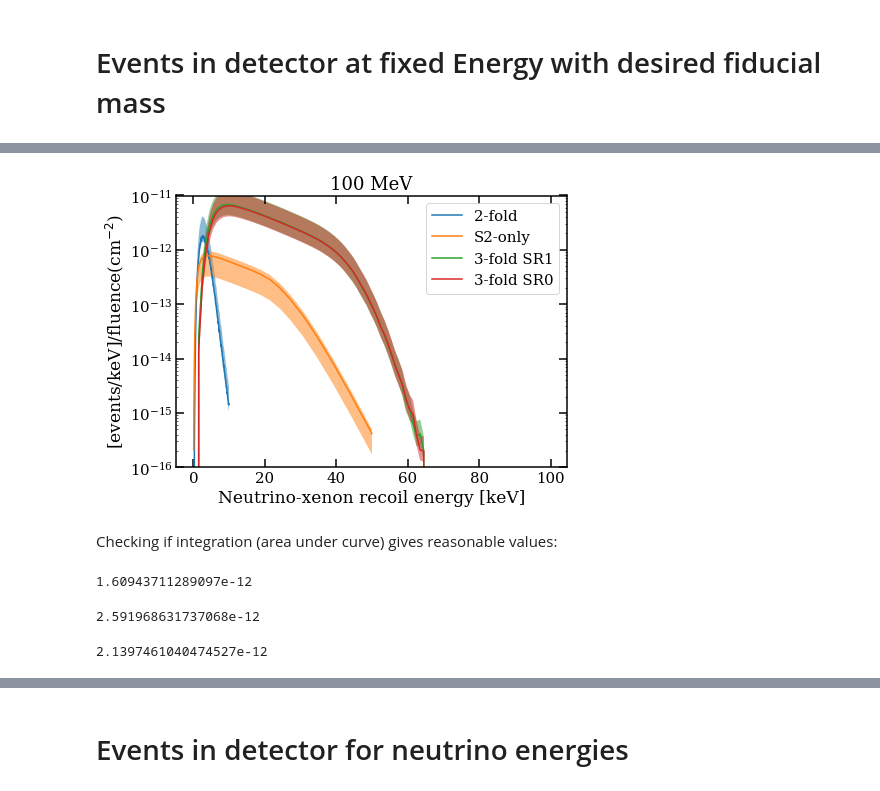
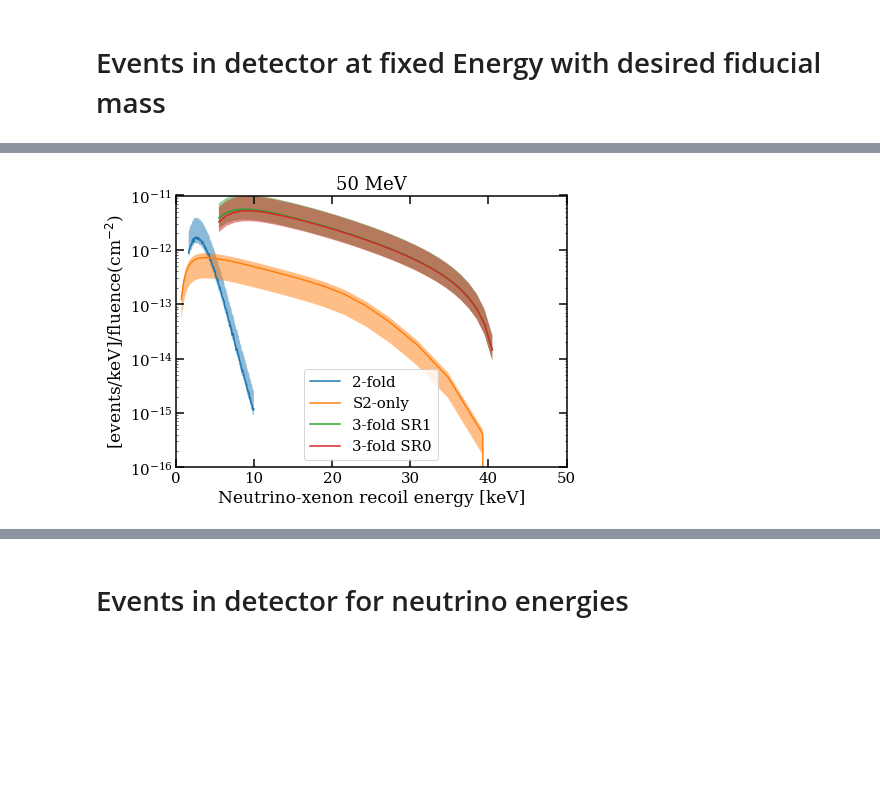
Before and after one commit to XENON1T/Gravitational-Waves, a Jupyter notebook: CEvNS+Neutrino+limit.ipynb, the cells around one changed output, grey strips where cells are left out. Cells and saved outputs as stored; diff of their text form; code cells hidden in the pictures; blank space fills up the shorter version.

```diff
--- a/CEvNS+Neutrino+limit.ipynb
+++ b/CEvNS+Neutrino+limit.ipynb
@@ -456,10 +459,12 @@ This efficiency includes reduction in fiducial target mass from 2.004 tonne.
 # %%
-acc_data = pd.read_csv('s2only_efficiency.csv')
+acc_data = pd.read_csv('s2only_efficiency.csv').drop(columns='Unnamed: 0')
+acc_data = acc_data[acc_data['Energy']>=Threshold_S2only].reset_index(drop=True)
 accept = acc_data['Efficiency']*0.7 #because 30% of data is used for training
 energy_S2only = acc_data['Energy'] * keV
 accept_S2only = interp1d(energy_S2only, accept, bounds_error=False, fill_value=0, kind='linear')
 # %%
 acc_data = pd.read_csv('NR_acceptance_NSI_UL_200811.csv').drop(columns='Unnamed: 0')
+acc_data = acc_data[acc_data['energy']>=Threshold_2fold].reset_index(drop=True)
 accept = acc_data['acceptance']
 energy_2fold = acc_data['energy'] * keV
 accept_2fold = interp1d(energy_2fold, accept, bounds_error=False, fill_value=0, kind='linear')
@@ -477,5 +482,8 @@ plt.show()
 # %% [markdown]
 Acceptance for 3-fold is available at https://github.com/XENON1T/SR1Results/tree/master/Calibration/TemplateFiles/180420/run_combined_source_combined/acceptances
+# %%
+_3fold_min = 4.9 # keV
+_3fold_max = 40.9 # keV
 # %%
 acceptanceFileNames = [
     'ERNRFitRunCombo_180420_acceptance_percentiles_wimp_sr0', # SR0 WIMPs
@@ -483,21 +491,27 @@ acceptanceFileNames = [
 ]
 percentiles = [pickle.load(open(af + '.pkl', 'rb')) for af in acceptanceFileNames]
 
-energyEdges = percentiles[0]['energy_edges']* keV
+energyEdges = percentiles[0]['energy_edges']
 energy_3fold = (energyEdges[1:] + energyEdges[:-1]) / 2.
 
-accept = percentiles[0]['energy']['totalcombacc'].T[1]
-accept_3fold_SR0 = interp1d(energy_3fold, accept, bounds_error=False, fill_value=0, kind='linear')
 
-accept = percentiles[1]['energy']['totalcombacc'].T[1]
-accept_3fold_SR1 = interp1d(energy_3fold, accept, bounds_error=False, fill_value=0, kind='linear')
+acc_data = pd.DataFrame(list(zip(energy_3fold, percentiles[0]['energy']['totalcombacc'].T[1], percentiles[1]['energy']['totalcombacc'].T[1]
+)),
+               columns =['energy', 'acceptance_SR0', 'acceptance_SR1'])
 
+acc_data = acc_data[acc_data['energy']>=_3fold_min]
+acc_data = acc_data[acc_data['energy']<=_3fold_max].reset_index(drop=True)
+
+energy_3fold = acc_data['energy']*keV
+accept_3fold_SR0 = interp1d(energy_3fold, acc_data["acceptance_SR0"], bounds_error=False, fill_value=0, kind='linear')
+accept_3fold_SR1 = interp1d(energy_3fold, acc_data["acceptance_SR1"], bounds_error=False, fill_value=0, kind='linear')
 plt.plot(energy_3fold / keV, accept_3fold_SR0(energy_3fold), label="SR0")
 plt.plot(energy_3fold / keV, accept_3fold_SR1(energy_3fold), label="SR1")
 
 plt.xlabel('NR recoil energy [keV]')
 plt.ylabel('Acceptance')
 plt.title("3-fold acceptance")
+plt.ylim(0,1)
 plt.legend()
 plt.show()
 # %% [output]
@@ -635,74 +627,41 @@ plt.show()
 fig, ax = plt.subplots(1, 1, figsize=(7,5))
 
 er = energy_2fold
-tot_rate = np.array([sum([xe.dRatedErecoil(x, 100*MeV) for xe in NaturalXe]) * accept_2fold(x) for x in er])
+tot_rate = np.array([sum([xe.dRatedErecoil(x, 50*MeV) for xe in NaturalXe]) * accept_2fold(x) for x in er])
 tot_rate_low = tot_rate*modification_low
 tot_rate_up = tot_rate*modification_up
 ax.semilogy(er / keV, tot_rate * 1.04 * ton/ keV**(-1), label="2-fold")
 plt.fill_between(er / keV, tot_rate_low * ton / (keV**(-1)), tot_rate_up * ton / (keV**(-1)), alpha = 0.5)
 
 er = energy_S2only
-tot_rate = np.array([sum([xe.dRatedErecoil(x, 100*MeV) for xe in NaturalXe]) * accept_S2only(x) for x in er])
+tot_rate = np.array([sum([xe.dRatedErecoil(x, 50*MeV) for xe in NaturalXe]) * accept_S2only(x) for x in er])
 tot_rate_low = tot_rate*modification_low
 tot_rate_up = tot_rate*modification_up
 ax.semilogy(er / keV, tot_rate * 2.004 * ton/ keV**(-1) , label="S2-only")
 plt.fill_between(er / keV, tot_rate_low * ton / (keV**(-1)), tot_rate_up * ton / (keV**(-1)), alpha = 0.5)
 
 er = energy_3fold
-tot_rate = np.array([sum([xe.dRatedErecoil(x, 100*MeV) for xe in NaturalXe]) * accept_3fold_SR1(x) for x in er])
+tot_rate = np.array([sum([xe.dRatedErecoil(x, 50*MeV) for xe in NaturalXe]) * accept_3fold_SR1(x) for x in er])
 tot_rate_low = tot_rate*modification_low
 tot_rate_up = tot_rate*modification_up
 ax.semilogy(er / keV, tot_rate * 1.3 * ton/ keV**(-1), label="3-fold SR1")
 plt.fill_between(er / keV, tot_rate_low * ton / (keV**(-1)), tot_rate_up * ton / (keV**(-1)), alpha = 0.5)
-tot_rate = np.array([sum([xe.dRatedErecoil(x, 100*MeV) for xe in NaturalXe]) * accept_3fold_SR0(x) for x in er])
+tot_rate = np.array([sum([xe.dRatedErecoil(x, 50*MeV) for xe in NaturalXe]) * accept_3fold_SR0(x) for x in er])
 tot_rate_low = tot_rate*modification_low
 tot_rate_up = tot_rate*modification_up
 ax.semilogy(er / keV, tot_rate * 1.3 * ton/ keV**(-1), label="3-fold SR0")
 plt.fill_between(er / keV, tot_rate_low * ton / (keV**(-1)), tot_rate_up * ton / (keV**(-1)), alpha = 0.5)
 
 
 ax.legend()
-ax.set_title(r"100 MeV")
+ax.set_title(r"50 MeV")
 ax.set_ylim([1e-16, 1e-11])
-#ax.set_xlim([0, 100])
+ax.set_xlim([0, 50])
 ax.set_xlabel("Neutrino-xenon recoil energy [keV]")
 ax.set_ylabel(r"[events/keV]/fluence(cm$^{-2}$)")
 ax.yaxis.set_ticks_position('both')
 ax.xaxis.set_ticks_position('both')
 
 plt.show()
 # %% [output]
-[figure, old version]
+[figure, new version]
-# %% [markdown]
-Checking if integration (area under curve) gives reasonable values:
-# %%
-total_rate = 0
-for i in range(0,np.shape(energy_S2only)[0]-1):
-    er = (energy_S2only[i]+energy_S2only[i+1])/2
-    delta_energy = energy_S2only[i+1] - energy_S2only[i]
-    rate = sum([xe.dRatedErecoil(er, 20*MeV) for xe in NaturalXe]) * accept_S2only(er)
-    total_rate = total_rate + rate * delta_energy * 2.004 * ton
-total_rate
-# %% [output]
-1.60943711289097e-12
-# %%
-total_rate = 0
-for i in range(0,np.shape(energy_2fold)[0]-1):
-    er = (energy_2fold[i]+energy_2fold[i+1])/2
-    delta_energy = energy_2fold[i+1] - energy_2fold[i]
-    rate = sum([xe.dRatedErecoil(er, 20*MeV) for xe in NaturalXe]) * accept_2fold(er)
-    total_rate = total_rate + rate * delta_energy * 1.04 * ton
-total_rate
-# %% [output]
-2.591968631737068e-12
-# %%
-total_rate = 0
-
-for i in range(0,np.shape(energy_3fold)[0]-1):
-    er=((energy_3fold[i]+energy_3fold[i+1])/2)
-    delta_energy = energy_3fold[i+1] - energy_3fold[i]
-    rate = sum([xe.dRatedErecoil(er, 20*MeV) for xe in NaturalXe]) * accept_3fold_SR0(er)
-    total_rate = total_rate + rate * delta_energy * 1.3 * ton
-total_rate
-# %% [output]
-2.1397461040474527e-12
```
Also changed, not shown: parts of 19 cells of this notebook, 14 other files.
